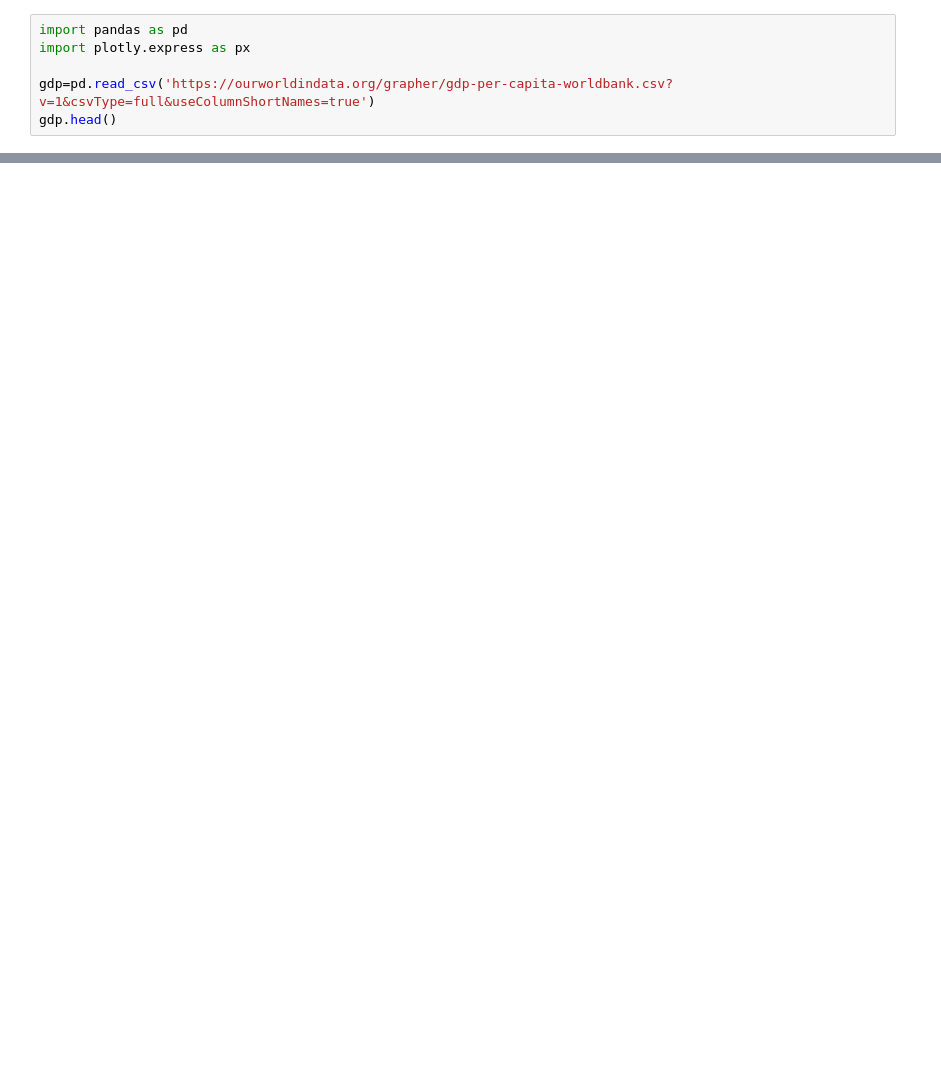
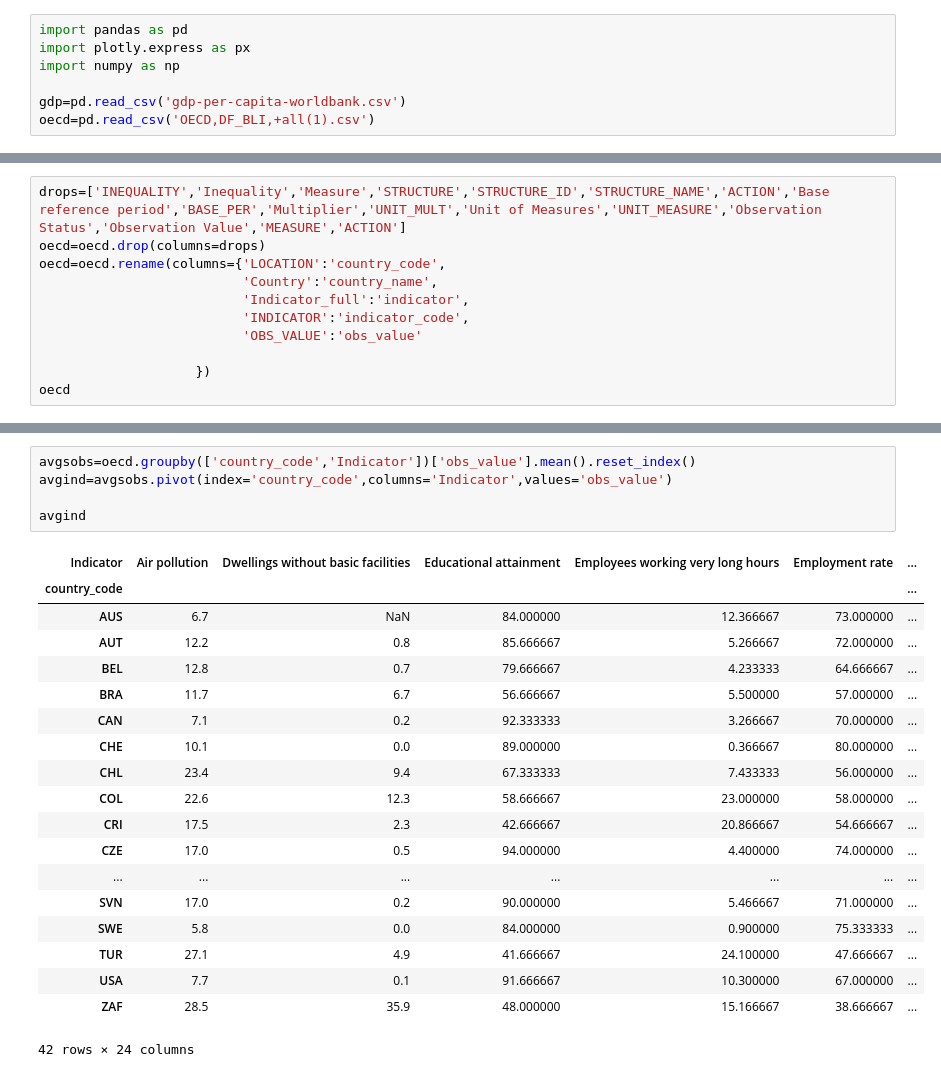
Before and after one commit to IDM4s-2025/vis-4641-4, a Jupyter notebook: GDP.ipynb, the cells around one changed output, grey strips where cells are left out. Cells and saved outputs as stored; diff of their text form; blank space fills up the shorter version.

```diff
--- a/GDP.ipynb
+++ b/GDP.ipynb
@@ -1,6 +1,7 @@
 # %%
 import pandas as pd
 import plotly.express as px
+import numpy as np
 
-gdp=pd.read_csv('https://ourworldindata.org/grapher/gdp-per-capita-worldbank.csv?v=1&csvType=full&useColumnShortNames=true')
-gdp.head()
+gdp=pd.read_csv('gdp-per-capita-worldbank.csv')
+oecd=pd.read_csv('OECD,DF_BLI,+all(1).csv')
@@ -13,0 +30,11 @@ gdp.head()
+# %%
+drops=['INEQUALITY','Inequality','Measure','STRUCTURE','STRUCTURE_ID','STRUCTURE_NAME','ACTION','Base reference period','BASE_PER','Multiplier','UNIT_MULT','Unit of Measures','UNIT_MEASURE','Observation Status','Observation Value','MEASURE','ACTION']
+oecd=oecd.drop(columns=drops)
+oecd=oecd.rename(columns={'LOCATION':'country_code',
+                          'Country':'country_name',
+                          'Indicator_full':'indicator',
+                          'INDICATOR':'indicator_code',
+                          'OBS_VALUE':'obs_value'
+
+                    })
+oecd
@@ -13,0 +76,25 @@ gdp.head()
+# %%
+avgsobs=oecd.groupby(['country_code','Indicator'])['obs_value'].mean().reset_index()
+avgind=avgsobs.pivot(index='country_code',columns='Indicator',values='obs_value')
+
+avgind
+# %% [output]
+| Indicator | Air pollution | Dwellings without basic facilities | Educational attainment | Employees working very long hours | Employment rate | ... |
+| country_code |  |  |  |  |  | ... |
+| AUS | 6.7 | NaN | 84.000000 | 12.366667 | 73.000000 | ... |
+| AUT | 12.2 | 0.8 | 85.666667 | 5.266667 | 72.000000 | ... |
+| BEL | 12.8 | 0.7 | 79.666667 | 4.233333 | 64.666667 | ... |
+| BRA | 11.7 | 6.7 | 56.666667 | 5.500000 | 57.000000 | ... |
+| CAN | 7.1 | 0.2 | 92.333333 | 3.266667 | 70.000000 | ... |
+| CHE | 10.1 | 0.0 | 89.000000 | 0.366667 | 80.000000 | ... |
+| CHL | 23.4 | 9.4 | 67.333333 | 7.433333 | 56.000000 | ... |
+| COL | 22.6 | 12.3 | 58.666667 | 23.000000 | 58.000000 | ... |
+| CRI | 17.5 | 2.3 | 42.666667 | 20.866667 | 54.666667 | ... |
+| CZE | 17.0 | 0.5 | 94.000000 | 4.400000 | 74.000000 | ... |
+| ... | ... | ... | ... | ... | ... | ... |
+| SVN | 17.0 | 0.2 | 90.000000 | 5.466667 | 71.000000 | ... |
+| SWE | 5.8 | 0.0 | 84.000000 | 0.900000 | 75.333333 | ... |
+| TUR | 27.1 | 4.9 | 41.666667 | 24.100000 | 47.666667 | ... |
+| USA | 7.7 | 0.1 | 91.666667 | 10.300000 | 67.000000 | ... |
+| ZAF | 28.5 | 35.9 | 48.000000 | 15.166667 | 38.666667 | ... |
+42 rows × 24 columns
```
Also changed, not shown: parts of 8 cells of this notebook, 1 other file.
